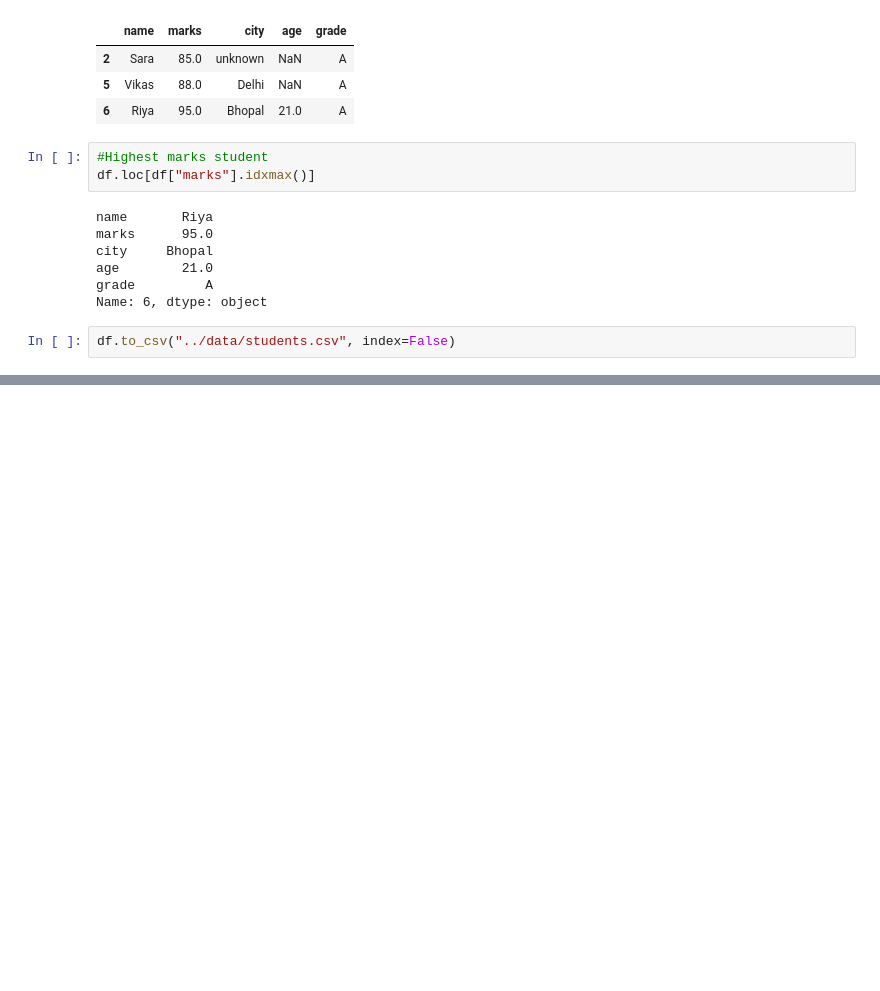
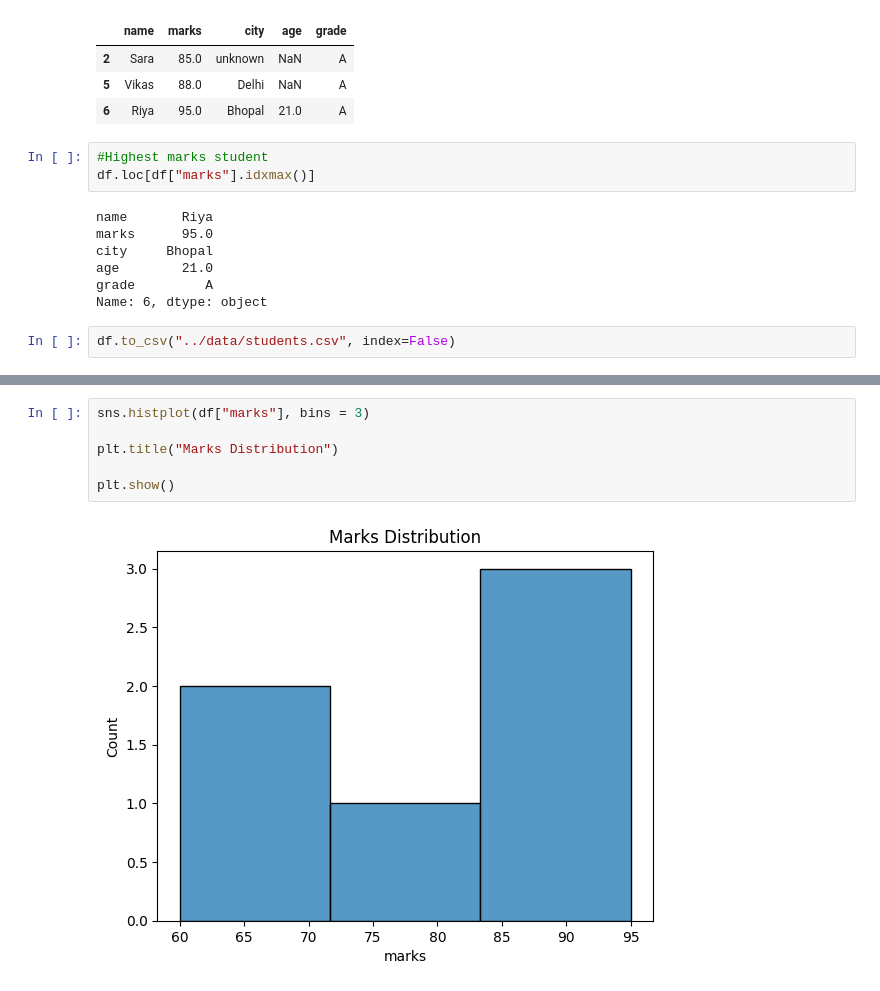
Before and after one commit to abizarq/student-performance-analysis, a Jupyter notebook: notebooks/analysis.ipynb, the cells around one changed output, grey strips where cells are left out. Saved outputs shown, nothing was run; the diff lists cells and outputs as text; blank space fills up the shorter version.

```diff
--- a/notebooks/analysis.ipynb
+++ b/notebooks/analysis.ipynb
@@ -136,0 +150,8 @@ df.to_csv("../data/students.csv", index=False)
+# %%
+sns.histplot(df["marks"], bins = 3)
+
+plt.title("Marks Distribution")
+
+plt.show()
+# %% [output]
+[figure, added]
```
Also changed, not shown: parts of 9 cells of this notebook, 1 other file.
